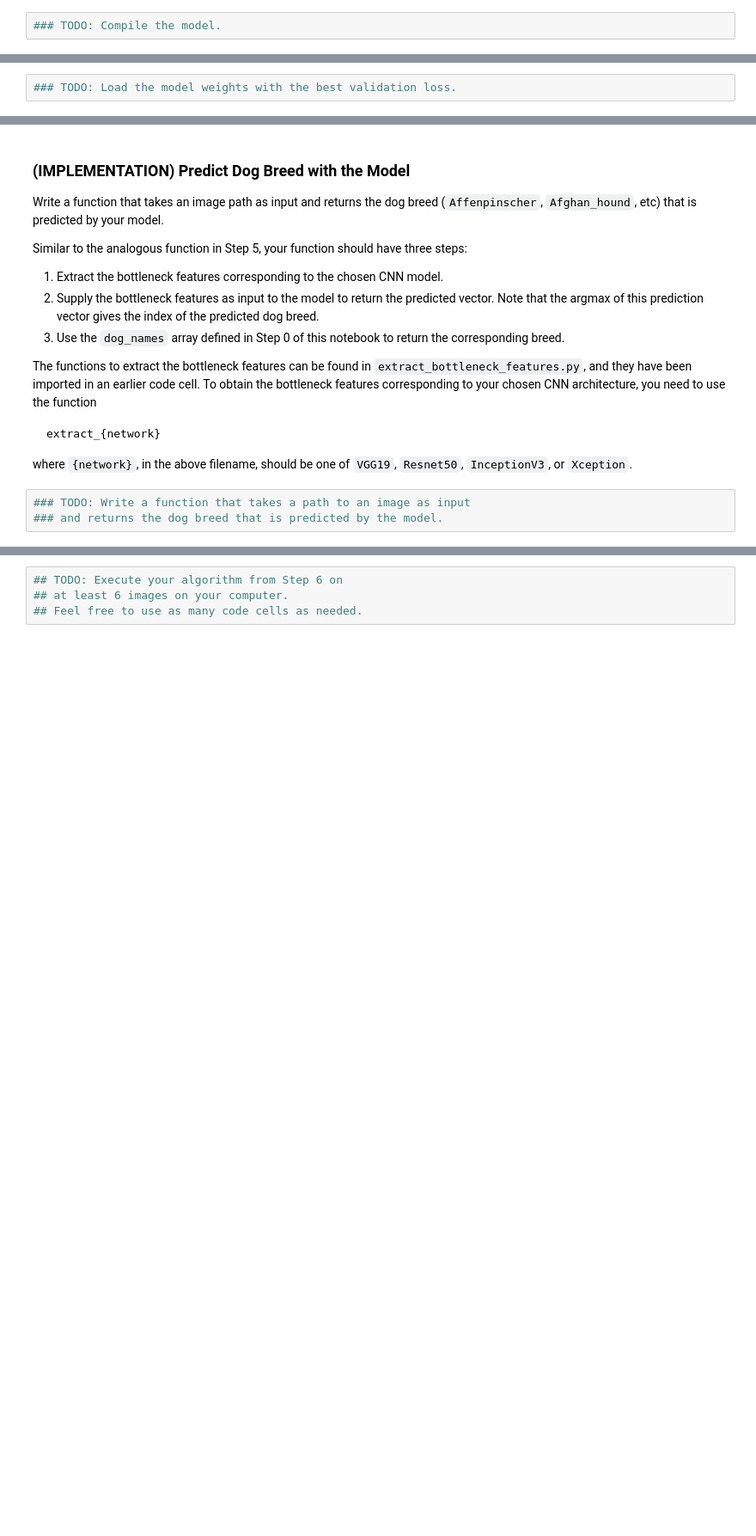
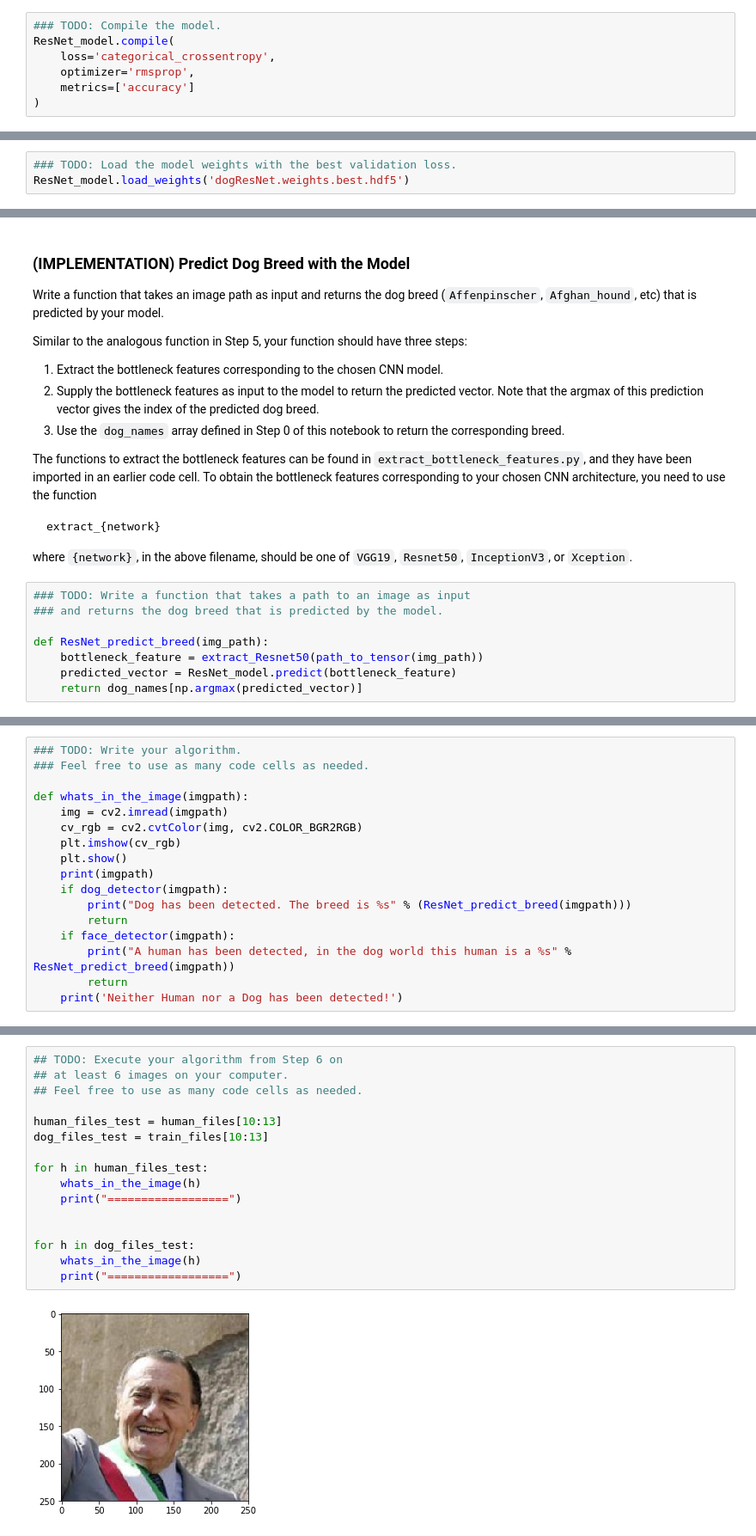
Before and after one commit to ppeiris/dog-project, a Jupyter notebook: dog_app.ipynb, the cells around one changed output, grey strips where cells are left out. Shown at 86% size. Saved outputs shown, nothing was run; the diff lists cells and outputs as text; blank space fills up the shorter version.

```diff
--- a/dog_app.ipynb
+++ b/dog_app.ipynb
@@ -497,6 +599,11 @@ __Answer:__
 ### (IMPLEMENTATION) Compile the Model
 # %%
 ### TODO: Compile the model.
+ResNet_model.compile(
+    loss='categorical_crossentropy',
+    optimizer='rmsprop',
+    metrics=['accuracy']
+)
 # %% [markdown]
 ### (IMPLEMENTATION) Train the Model
 
@@ -509,6 +652,7 @@ You are welcome to [augment the training data](https://blog.keras.io/building-po
 ### (IMPLEMENTATION) Load the Model with the Best Validation Loss
 # %%
 ### TODO: Load the model weights with the best validation loss.
+ResNet_model.load_weights('dogResNet.weights.best.hdf5')
 # %% [markdown]
 ### (IMPLEMENTATION) Test the Model
 
@@ -533,6 +684,11 @@ where `{network}`, in the above filename, should be one of `VGG19`, `Resnet50`,
 # %%
 ### TODO: Write a function that takes a path to an image as input
 ### and returns the dog breed that is predicted by the model.
+
+def ResNet_predict_breed(img_path):
+    bottleneck_feature = extract_Resnet50(path_to_tensor(img_path))
+    predicted_vector = ResNet_model.predict(bottleneck_feature)
+    return dog_names[np.argmax(predicted_vector)]
 # %% [markdown]
 ---
 <a id='step6'></a>
@@ -557,3 +710,20 @@ Some sample output for our algorithm is provided below, but feel free to design
+# %%
+### TODO: Write your algorithm.
+### Feel free to use as many code cells as needed.
+
+def whats_in_the_image(imgpath):
+    img = cv2.imread(imgpath)
+    cv_rgb = cv2.cvtColor(img, cv2.COLOR_BGR2RGB)
+    plt.imshow(cv_rgb)
+    plt.show()
+    print(imgpath)
+    if dog_detector(imgpath):
+        print("Dog has been detected. The breed is %s" % (ResNet_predict_breed(imgpath)))
+        return
+    if face_detector(imgpath):
+        print("A human has been detected, in the dog world this human is a %s" % ResNet_predict_breed(imgpath))
+        return
+    print('Neither Human nor a Dog has been detected!')
 # %% [markdown]
 ---
 <a id='step7'></a>
@@ -571,4 +741,18 @@ __Answer:__
 # %%
 ## TODO: Execute your algorithm from Step 6 on
 ## at least 6 images on your computer.
 ## Feel free to use as many code cells as needed.
+
+human_files_test = human_files[10:13]
+dog_files_test = train_files[10:13]
+
+for h in human_files_test:
+    whats_in_the_image(h)
+    print("==================")
+
+
+for h in dog_files_test:
+    whats_in_the_image(h)
+    print("==================")
+# %% [output]
+[figure, added]
```
Also changed, not shown: parts of 19 cells of this notebook, 1 other file.
